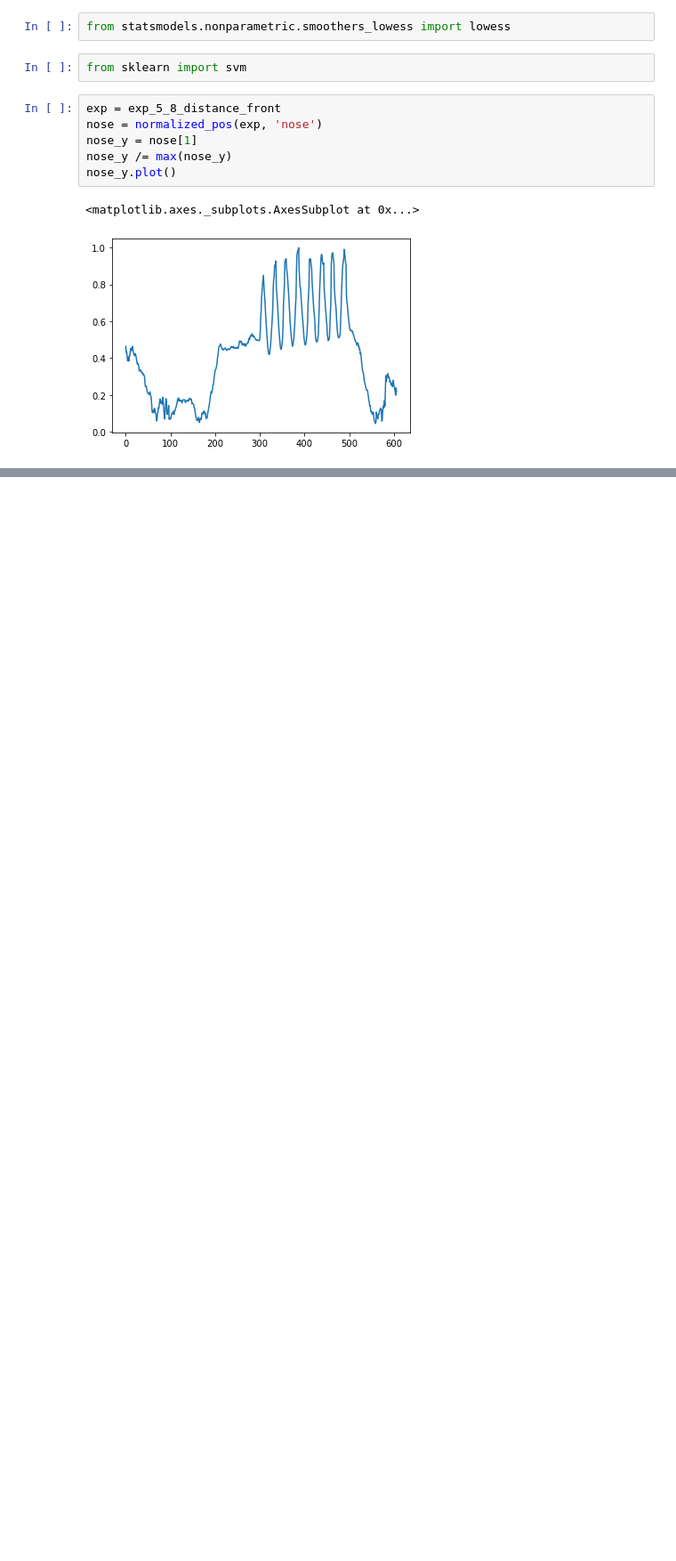
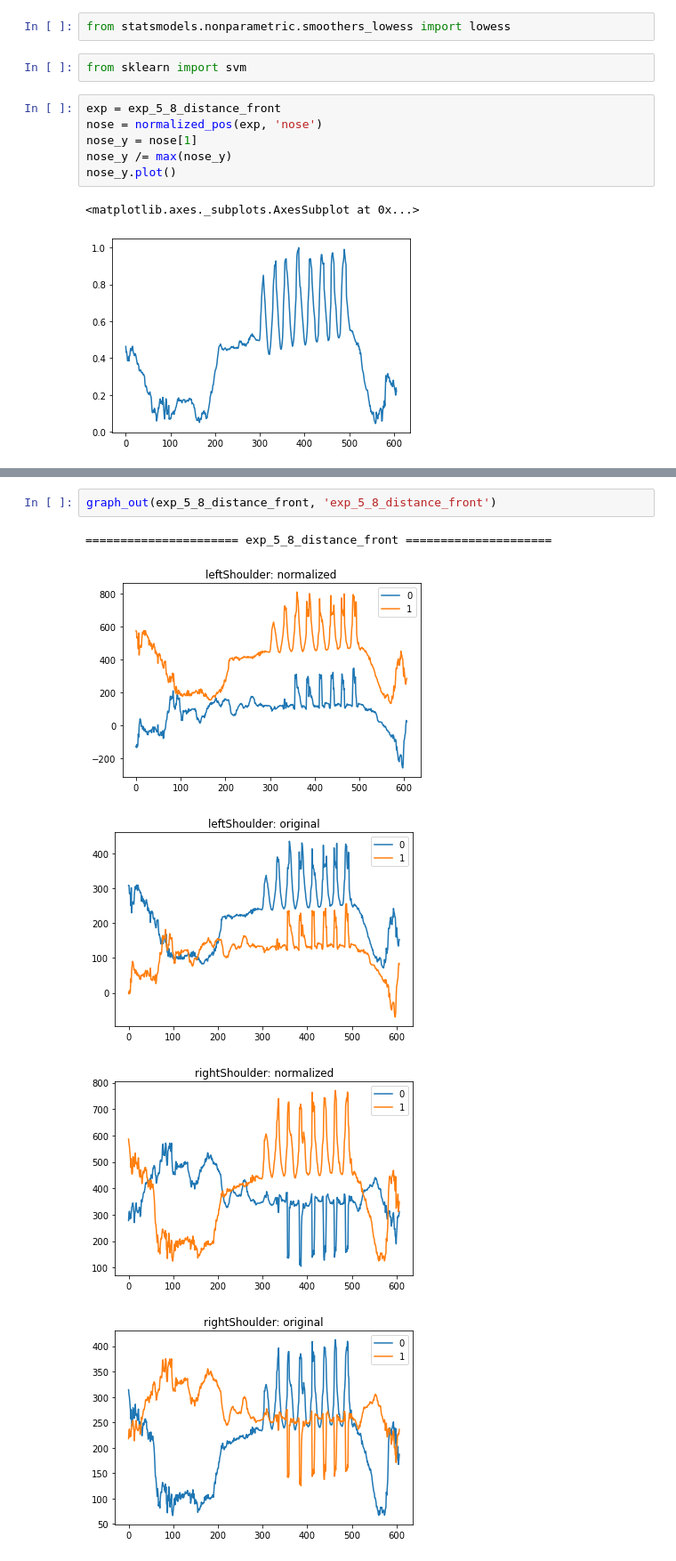
Before and after one commit to stopachka/pushups-data-exploration, a Jupyter notebook: exploration.ipynb, the cells around one changed output, grey strips where cells are left out. Shown at 89% size. Saved outputs shown, nothing was run; the diff lists cells and outputs as text; blank space fills up the shorter version.

```diff
--- a/exploration.ipynb
+++ b/exploration.ipynb
@@ -257,3 +259,11 @@ The question there will be:
     - How can I detect within a window, that we have a pushup?
        - Maybe I can try using a classifier
        - Even than, how will a "long" pushup work?
+# %%
+graph_out(exp_5_8_distance_front, 'exp_5_8_distance_front')
+# %% [output]
+====================== exp_5_8_distance_front =====================
+[figure, added]
+[figure, added]
+[figure, added]
+[figure, added]
```
Also changed, not shown: parts of 7 cells of this notebook.
